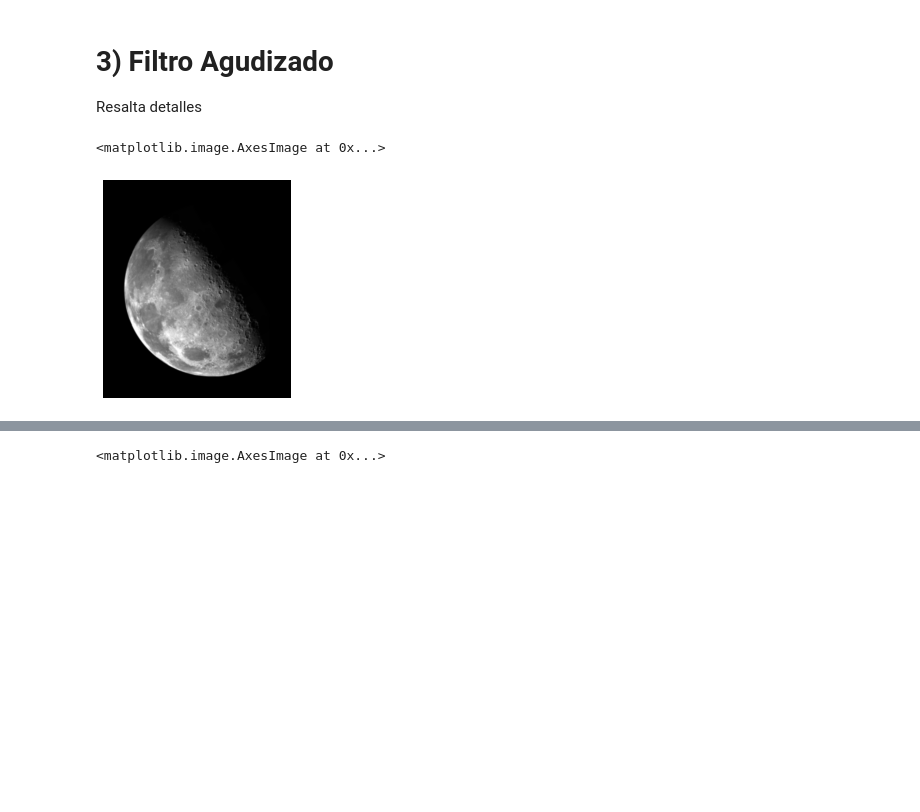
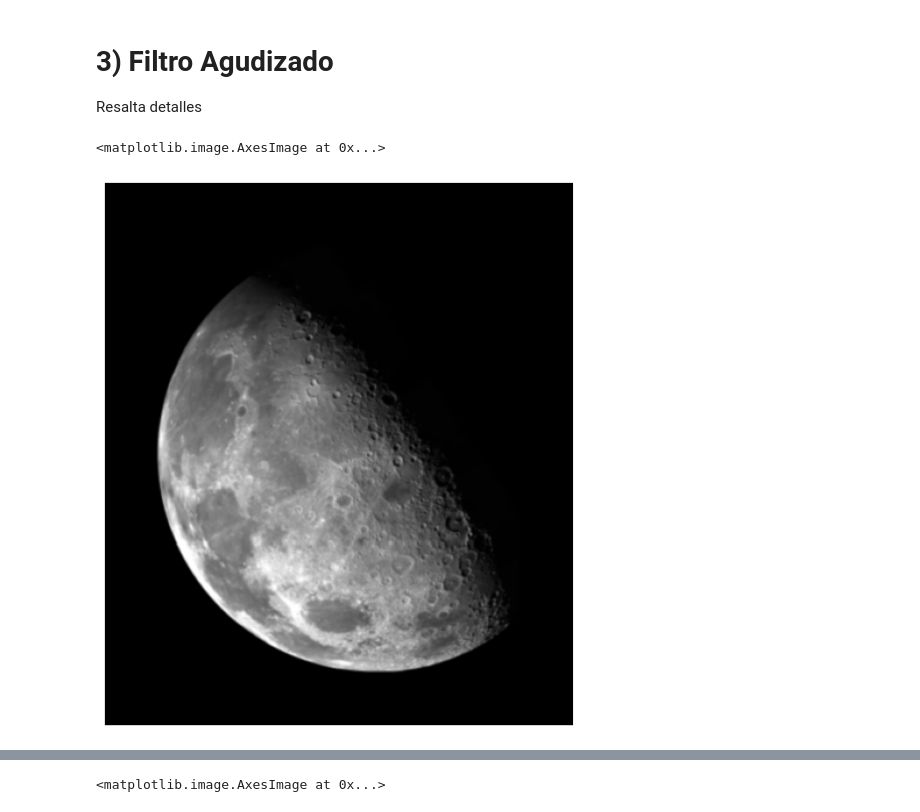
Before and after one commit to joseramoniglesias/EL442_Tratamiento_Senales, a Jupyter notebook: clases/Cap03_Mejoramiento_Espacial/Matlab_Python/TRAT03_Filtros_Mascaras.ipynb, the cells around one changed output, grey strips where cells are left out. Cells and saved outputs as stored; diff of their text form; code cells hidden in the pictures; blank space fills up the shorter version.

```diff
--- a/clases/Cap03_Mejoramiento_Espacial/Matlab_Python/TRAT03_Filtros_Mascaras.ipynb
+++ b/clases/Cap03_Mejoramiento_Espacial/Matlab_Python/TRAT03_Filtros_Mascaras.ipynb
@@ -175,11 +186,12 @@ Resalta detalles
 # %%
 # Imagen Original
 I = cv.imread('moon.tif',0)
+plt.figure(figsize=(8,8))
 plt.axis('off')
 plt.imshow(I,cmap='gray')
 # %% [output]
 <matplotlib.image.AxesImage at 0x...>
-[figure, old version]
+[figure, new version]
 # %%
 # Imagen Filtrada (pasa bajos)
 n   = 5
```
Also changed, not shown: parts of 10 cells of this notebook, 1 other file.
